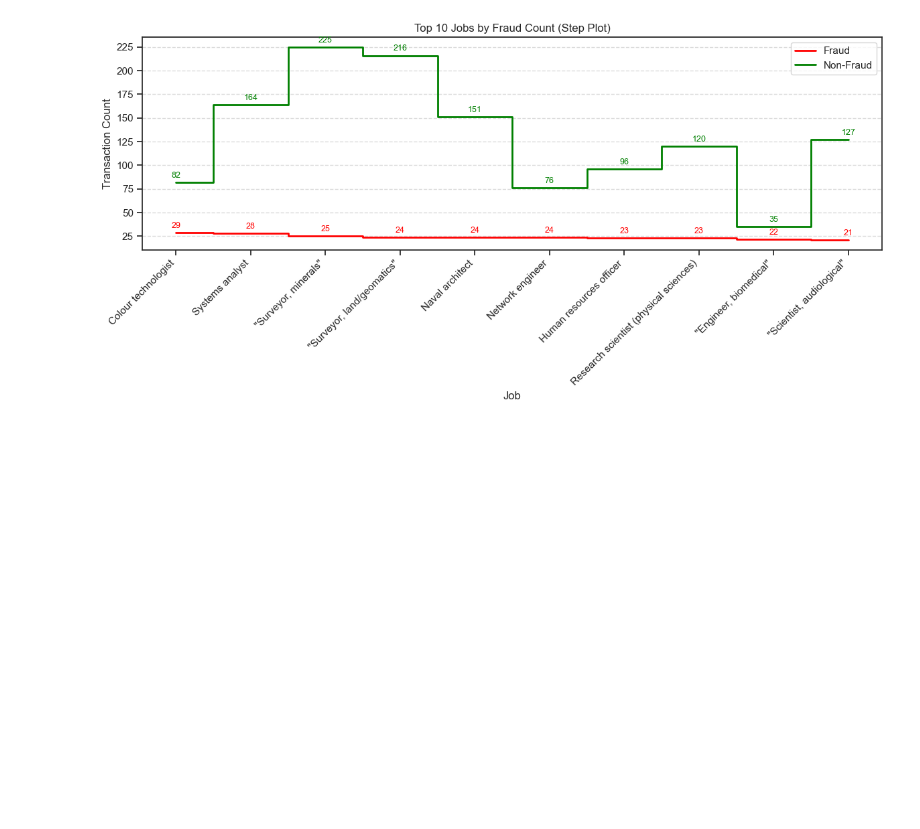
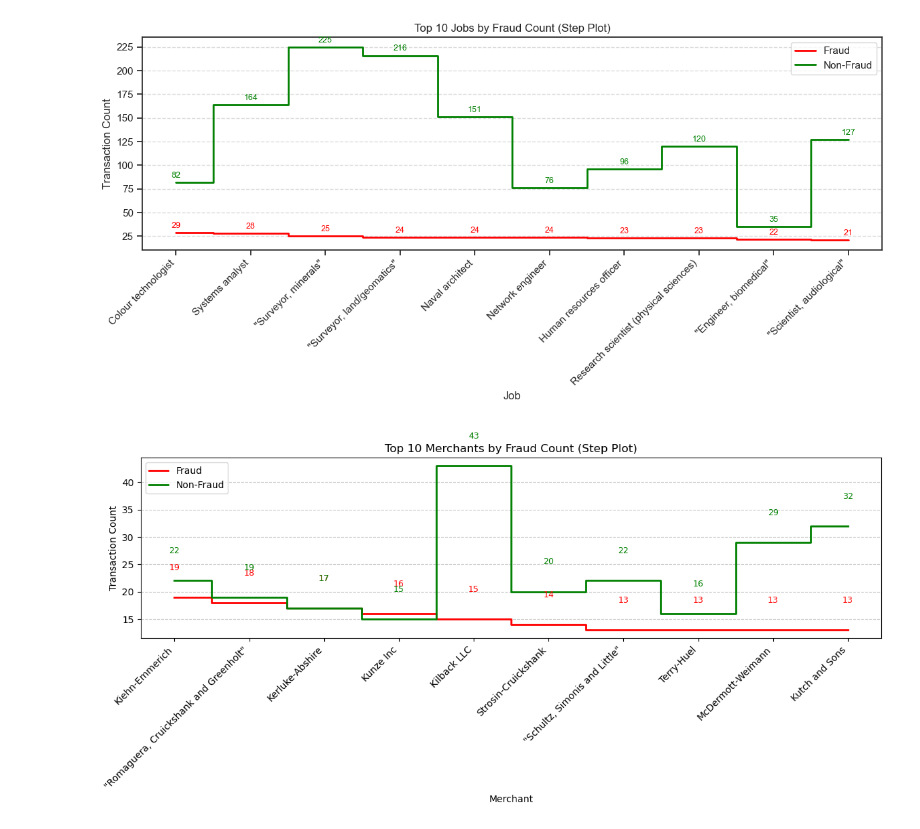
Before and after one commit to sgray38/COSC325_Final, a Jupyter notebook: Data_Visualization.ipynb, the cells around one changed output. Saved outputs shown, nothing was run; the diff lists cells and outputs as text; code cells hidden in the pictures; blank space fills up the shorter version.

Commit message:
added one more graph

```diff
--- a/Data_Visualization.ipynb
+++ b/Data_Visualization.ipynb
@@ -175,3 +175,41 @@ plt.tight_layout()
 plt.show()
 # %% [output]
 [figure]
+# %%
+#the same process as last graph but with job instead of cities
+fraud_stats = data.groupby('merchant')['is_fraud'].agg(
+    fraud_count=lambda x: (x == 1).sum(),
+    non_fraud_count=lambda x: (x == 0).sum()
+).reset_index()
+
+
+fraud_stats_sorted = fraud_stats.sort_values('fraud_count', ascending=False)
+
+
+top_n = 10  # Plot top N job
+merchants = fraud_stats_sorted['merchant'].head(top_n)
+fraud = fraud_stats_sorted['fraud_count'].head(top_n)
+non_fraud = fraud_stats_sorted['non_fraud_count'].head(top_n)
+
+# Step Plot
+plt.figure(figsize=(12, 6))
+plt.step(merchants, fraud, where='mid', label='Fraud', color='red', linewidth=2)
+plt.step(merchants, non_fraud, where='mid', label='Non-Fraud', color='green', linewidth=2)
+
+# Customize
+plt.title(f'Top {top_n} Merchants by Fraud Count (Step Plot)')
+plt.xlabel('Merchant')
+plt.ylabel('Transaction Count')
+plt.xticks(rotation=45, ha='right')
+plt.legend()
+plt.grid(axis='y', linestyle='--', alpha=0.7)
+
+# Add labels
+for i, (f, nf) in enumerate(zip(fraud, non_fraud)):
+    plt.text(i, f + 5, f'{f}', ha='center', color='red', fontsize=9)
+    plt.text(i, nf + 5, f'{nf}', ha='center', color='green', fontsize=9)
+
+plt.tight_layout()
+plt.show()
+# %% [output]
+[figure, added]
```
Also changed, not shown: parts of 1 cell of this notebook.
